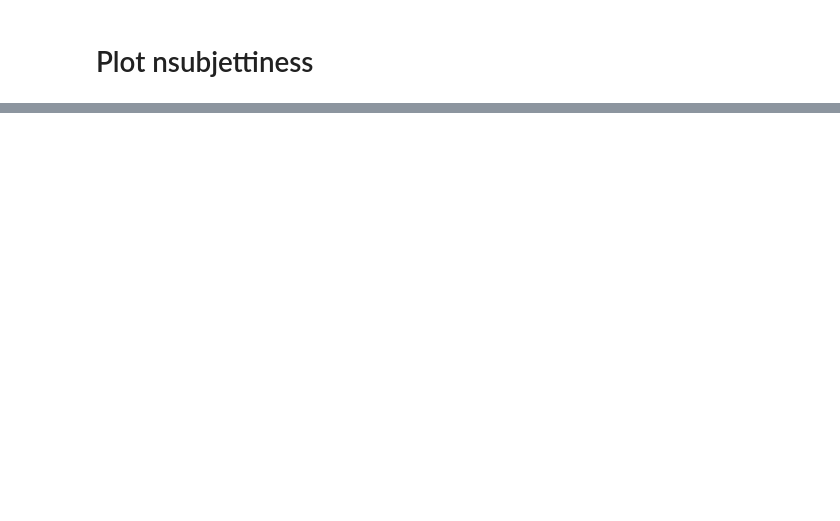
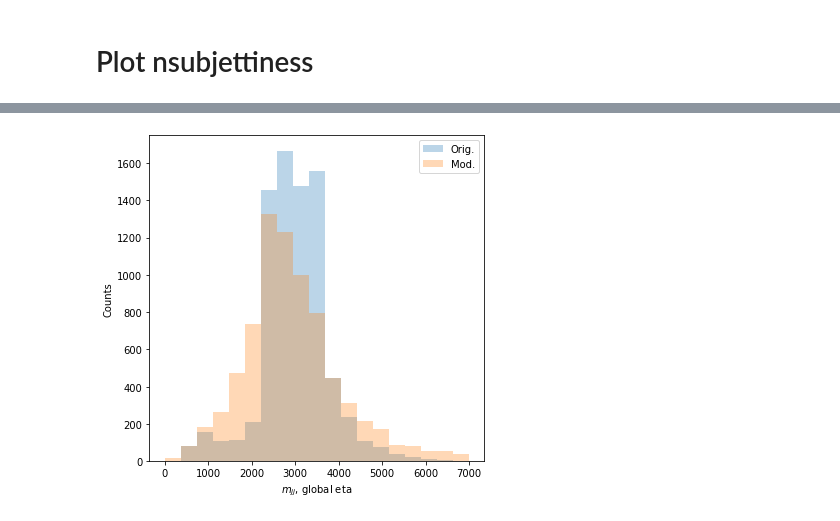
Before and after one commit to rmastand/JetCLR_AD, a Jupyter notebook: scripts/aug_testing.ipynb, the cells around one changed output, grey strips where cells are left out. Drawn from its saved outputs; the diff is of its cells as text; code cells hidden in the pictures; blank space fills up the shorter version.

```diff
--- a/scripts/aug_testing.ipynb
+++ b/scripts/aug_testing.ipynb
@@ -125,0 +148,4 @@ plot_nsubs(orig_events_long,mod_events_long)
+# %%
+plot_mjj(orig_events_hardest, orig_events_second, mod_events_hardest, mod_events_second, title = ", global eta")
+# %% [output]
+[figure, added]
```
Also changed, not shown: parts of 6 cells of this notebook, 6 other files.
